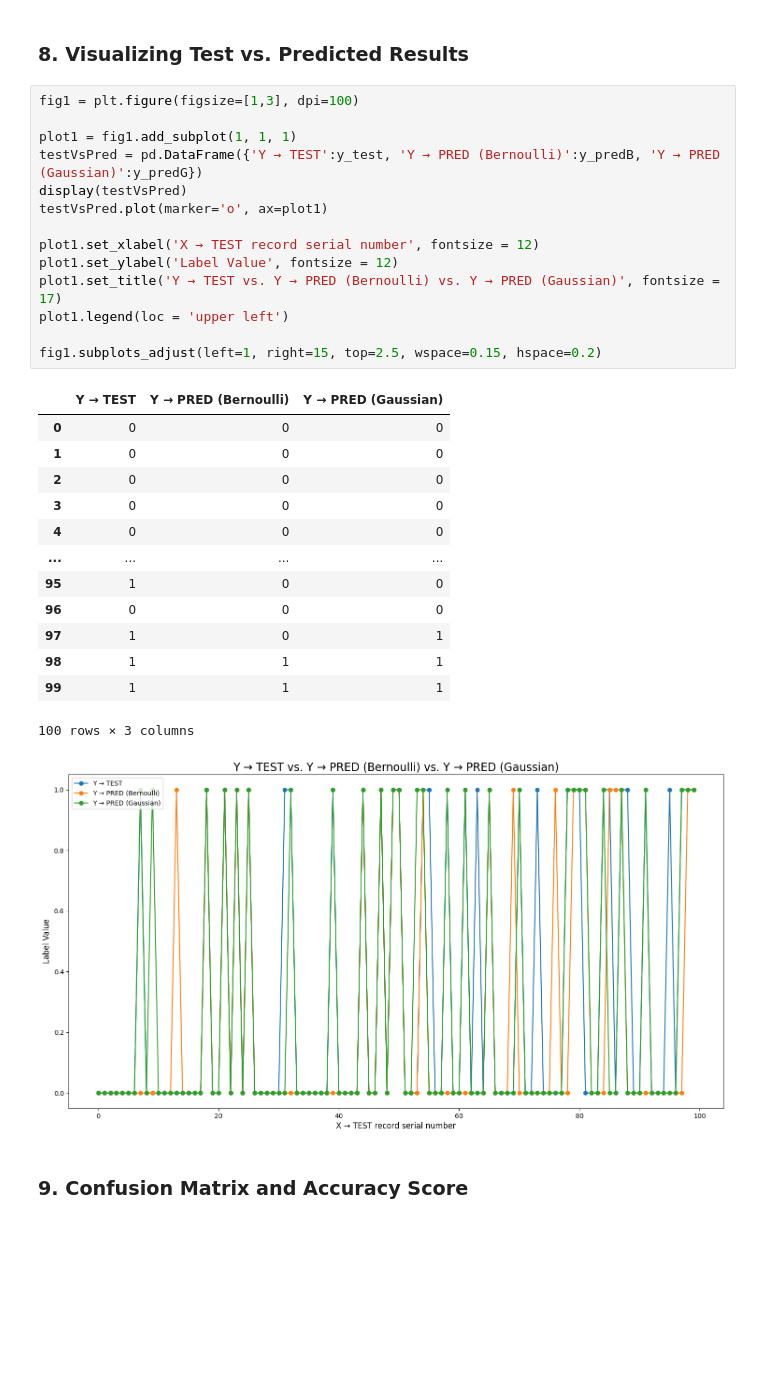
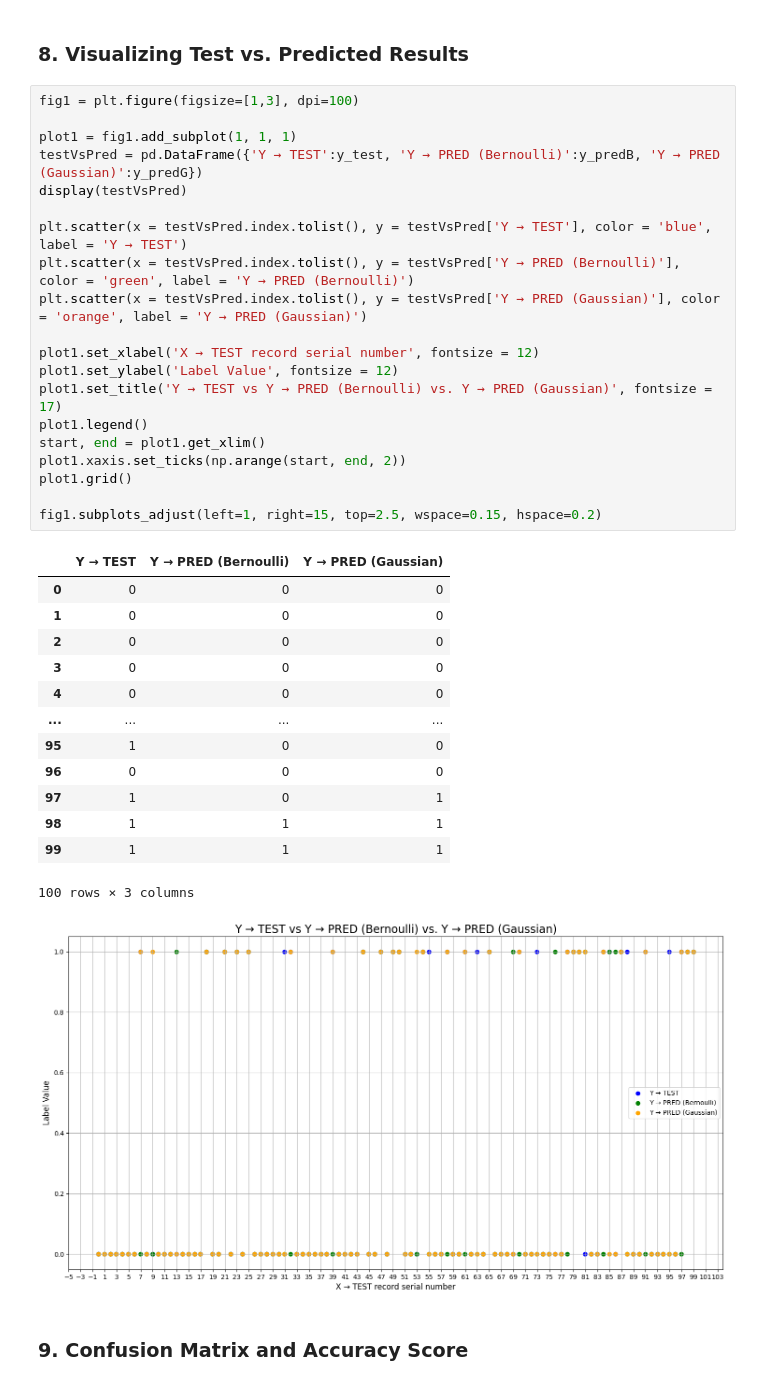
Before and after one commit to rogueboi/Machine-Learning, a Jupyter notebook: Naive_Bayes_Classification.ipynb, the cells around one changed output. Saved outputs shown, nothing was run; the diff lists cells and outputs as text; blank space fills up the shorter version.

```diff
--- a/Naive_Bayes_Classification.ipynb
+++ b/Naive_Bayes_Classification.ipynb
@@ -415,32 +415,38 @@ array([0, 0, 0, 0, 0, 0, 0, 1, 0, 1, 0, 0, 0, 0, 0, 0, 0, 0, 1, 0, 0, 1,
 # %%
 fig1 = plt.figure(figsize=[1,3], dpi=100)
 
 plot1 = fig1.add_subplot(1, 1, 1)
 testVsPred = pd.DataFrame({'Y → TEST':y_test, 'Y → PRED (Bernoulli)':y_predB, 'Y → PRED (Gaussian)':y_predG})
 display(testVsPred)
-testVsPred.plot(marker='o', ax=plot1)
+
+plt.scatter(x = testVsPred.index.tolist(), y = testVsPred['Y → TEST'], color = 'blue', label = 'Y → TEST')
+plt.scatter(x = testVsPred.index.tolist(), y = testVsPred['Y → PRED (Bernoulli)'], color = 'green', label = 'Y → PRED (Bernoulli)')
+plt.scatter(x = testVsPred.index.tolist(), y = testVsPred['Y → PRED (Gaussian)'], color = 'orange', label = 'Y → PRED (Gaussian)')
 
 plot1.set_xlabel('X → TEST record serial number', fontsize = 12)
 plot1.set_ylabel('Label Value', fontsize = 12)
-plot1.set_title('Y → TEST vs. Y → PRED (Bernoulli) vs. Y → PRED (Gaussian)', fontsize = 17)
-plot1.legend(loc = 'upper left')
+plot1.set_title('Y → TEST vs Y → PRED (Bernoulli) vs. Y → PRED (Gaussian)', fontsize = 17)
+plot1.legend()
+start, end = plot1.get_xlim()
+plot1.xaxis.set_ticks(np.arange(start, end, 2))
+plot1.grid()
 
 fig1.subplots_adjust(left=1, right=15, top=2.5, wspace=0.15, hspace=0.2)
 # %% [output]
 |  | Y → TEST | Y → PRED (Bernoulli) | Y → PRED (Gaussian) |
 | 0 | 0 | 0 | 0 |
 | 1 | 0 | 0 | 0 |
 | 2 | 0 | 0 | 0 |
 | 3 | 0 | 0 | 0 |
 | 4 | 0 | 0 | 0 |
 | ... | ... | ... | ... |
 | 95 | 1 | 0 | 0 |
 | 96 | 0 | 0 | 0 |
 | 97 | 1 | 0 | 1 |
 | 98 | 1 | 1 | 1 |
 | 99 | 1 | 1 | 1 |
 100 rows × 3 columns
-[figure, old version]
+[figure, new version]
 # %% [markdown]
 ### **9. Confusion Matrix and Accuracy Score**
 # %%
```
